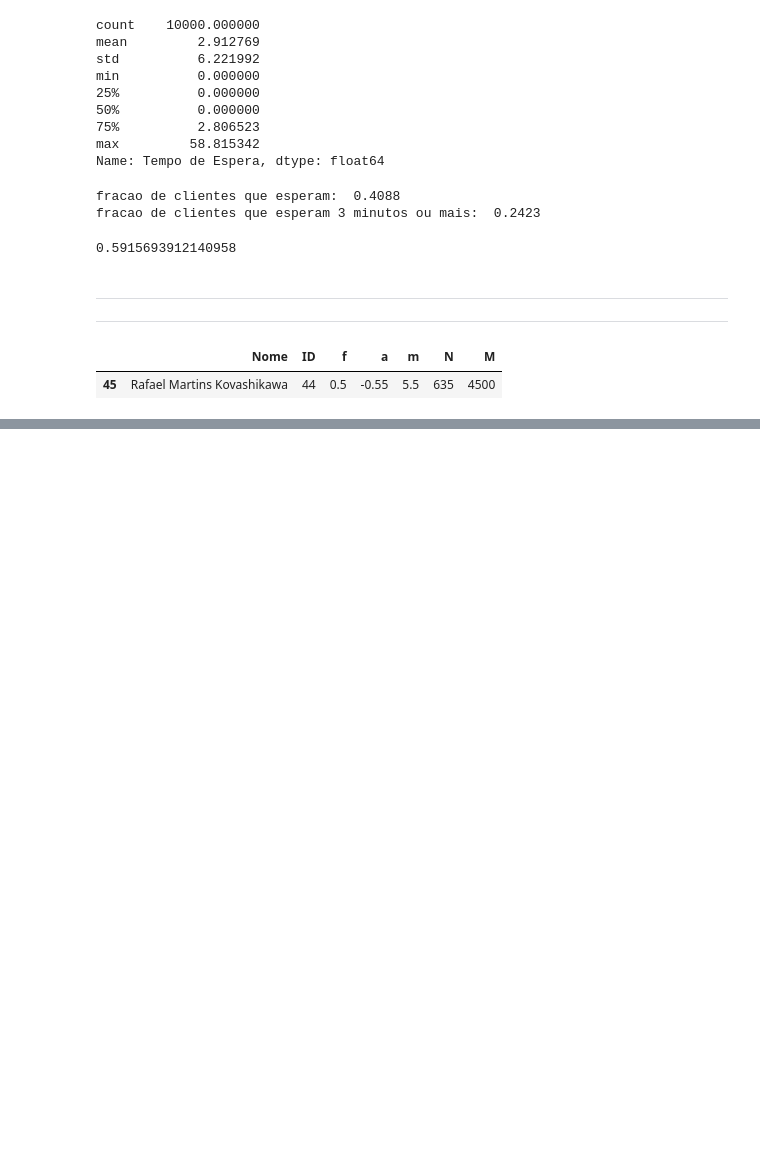
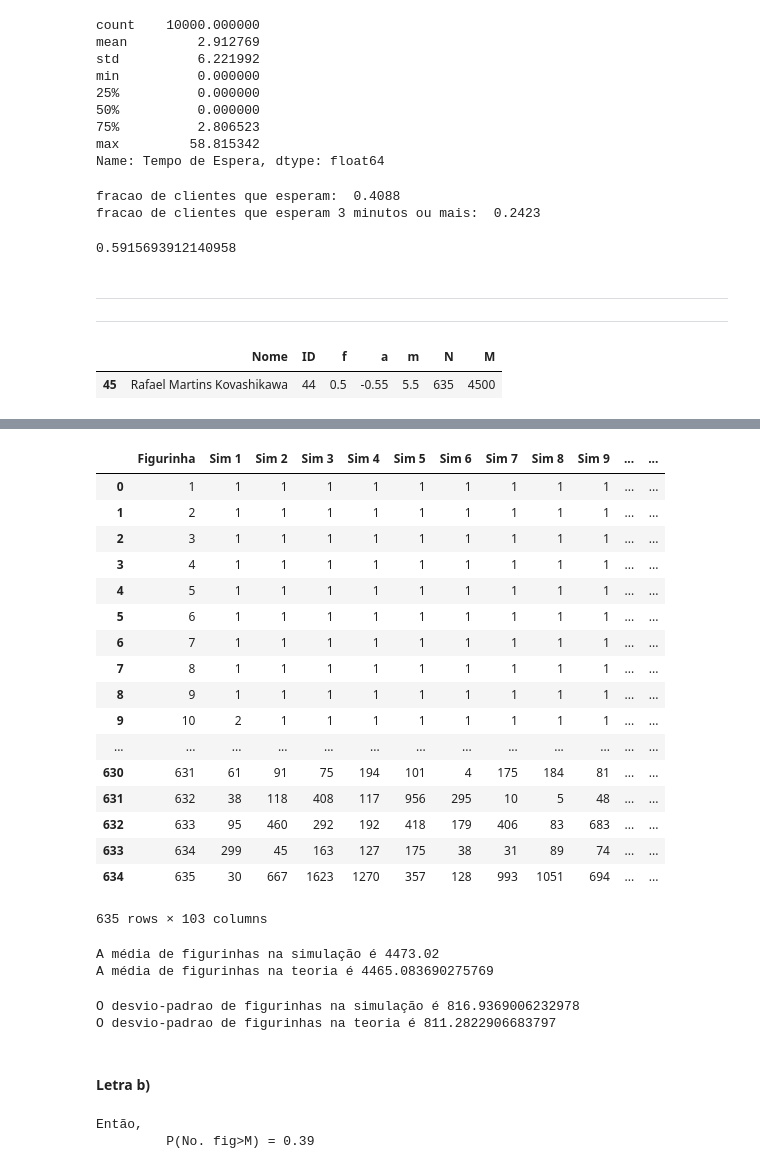
Before and after one commit to kovashikawa/Trabalho-sobre-Simulacao, a Jupyter notebook: Trabalho sobre Simulação - Rafael Kovashikawa.ipynb, the cells around one changed output, grey strips where cells are left out. Drawn from its saved outputs; the diff is of its cells as text; code cells hidden in the pictures; blank space fills up the shorter version.

```diff
--- a/Trabalho sobre Simulação - Rafael Kovashikawa.ipynb
+++ b/Trabalho sobre Simulação - Rafael Kovashikawa.ipynb
@@ -531,0 +623,63 @@ temos que $N = 635$ e $M = 4500$, ou seja, precisaremos de fazer uma tabela (*pa
+# %%
+valores = []
+
+teoricos = []
+
+for fig in range(1,636):
+
+    val = 635/(636-fig)
+    valores.append(val)
+
+    teo = 635*(fig-1)/(636-fig)**2
+    teoricos.append(teo)
+
+Figurinhas['Valores'] = valores
+Figurinhas['Teóricos'] = teoricos
+# %%
+Figurinhas.to_csv('Figurinhas.csv')
+Figurinhas
+# %% [output]
+|  | Figurinha | Sim 1 | Sim 2 | Sim 3 | Sim 4 | Sim 5 | Sim 6 | Sim 7 | Sim 8 | Sim 9 | ... | ... |
+| 0 | 1 | 1 | 1 | 1 | 1 | 1 | 1 | 1 | 1 | 1 | ... | ... |
+| 1 | 2 | 1 | 1 | 1 | 1 | 1 | 1 | 1 | 1 | 1 | ... | ... |
+| 2 | 3 | 1 | 1 | 1 | 1 | 1 | 1 | 1 | 1 | 1 | ... | ... |
+| 3 | 4 | 1 | 1 | 1 | 1 | 1 | 1 | 1 | 1 | 1 | ... | ... |
+| 4 | 5 | 1 | 1 | 1 | 1 | 1 | 1 | 1 | 1 | 1 | ... | ... |
+| 5 | 6 | 1 | 1 | 1 | 1 | 1 | 1 | 1 | 1 | 1 | ... | ... |
+| 6 | 7 | 1 | 1 | 1 | 1 | 1 | 1 | 1 | 1 | 1 | ... | ... |
+| 7 | 8 | 1 | 1 | 1 | 1 | 1 | 1 | 1 | 1 | 1 | ... | ... |
+| 8 | 9 | 1 | 1 | 1 | 1 | 1 | 1 | 1 | 1 | 1 | ... | ... |
+| 9 | 10 | 2 | 1 | 1 | 1 | 1 | 1 | 1 | 1 | 1 | ... | ... |
+| ... | ... | ... | ... | ... | ... | ... | ... | ... | ... | ... | ... | ... |
+| 630 | 631 | 61 | 91 | 75 | 194 | 101 | 4 | 175 | 184 | 81 | ... | ... |
+| 631 | 632 | 38 | 118 | 408 | 117 | 956 | 295 | 10 | 5 | 48 | ... | ... |
+| 632 | 633 | 95 | 460 | 292 | 192 | 418 | 179 | 406 | 83 | 683 | ... | ... |
+| 633 | 634 | 299 | 45 | 163 | 127 | 175 | 38 | 31 | 89 | 74 | ... | ... |
+| 634 | 635 | 30 | 667 | 1623 | 1270 | 357 | 128 | 993 | 1051 | 694 | ... | ... |
+635 rows × 103 columns
+# %%
+# calculando as medias
+
+media_hat = Figurinhas[Sims].sum(axis=0).mean()
+
+media = Figurinhas['Valores'].sum(axis=0)
+
+print('A média de figurinhas na simulação é', media_hat,
+     '\nA média de figurinhas na teoria é', media)
+# %% [output]
+A média de figurinhas na simulação é 4473.02
+A média de figurinhas na teoria é 4465.083690275769
+# %%
+# calculando os STDs
+
+std_hat = np.std(Figurinhas[Sims].sum())
+
+std = math.sqrt(Figurinhas['Teóricos'].sum())
+
+print('O desvio-padrao de figurinhas na simulação é', std_hat,
+     '\nO desvio-padrao de figurinhas na teoria é', std)
+# %% [output]
+O desvio-padrao de figurinhas na simulação é 816.9369006232978
+O desvio-padrao de figurinhas na teoria é 811.2822906683797
+# %% [markdown]
+#### Letra b)
@@ -531,0 +694,5 @@ temos que $N = 635$ e $M = 4500$, ou seja, precisaremos de fazer uma tabela (*pa
+# %%
+print('Então,\n\t P(No. fig>M) =',favoravel/100)
+# %% [output]
+Então,
+         P(No. fig>M) = 0.39
```
Also changed, not shown: parts of 8 cells of this notebook, 2 other files.
